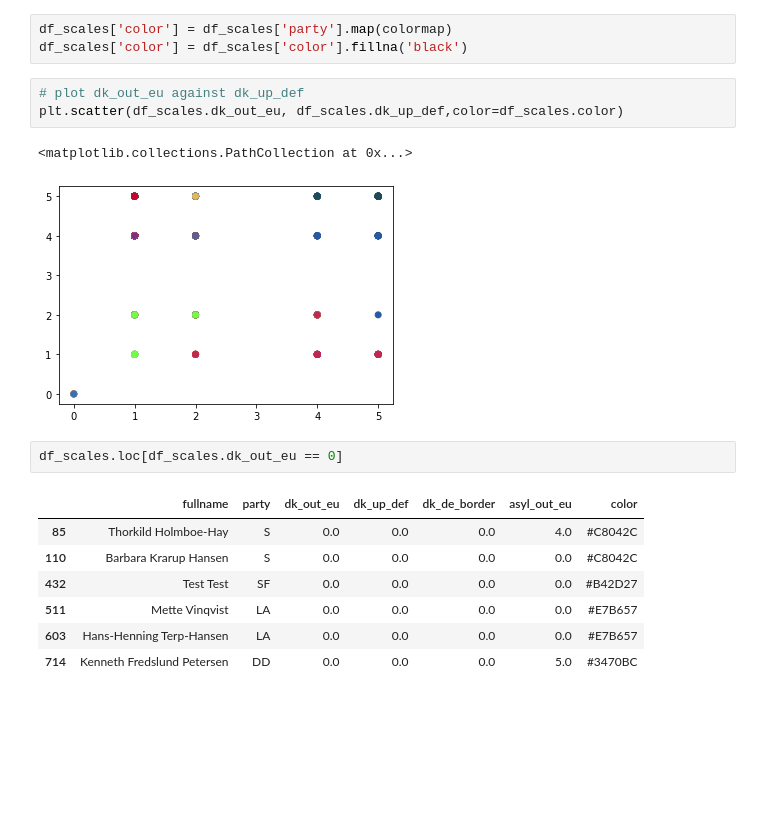
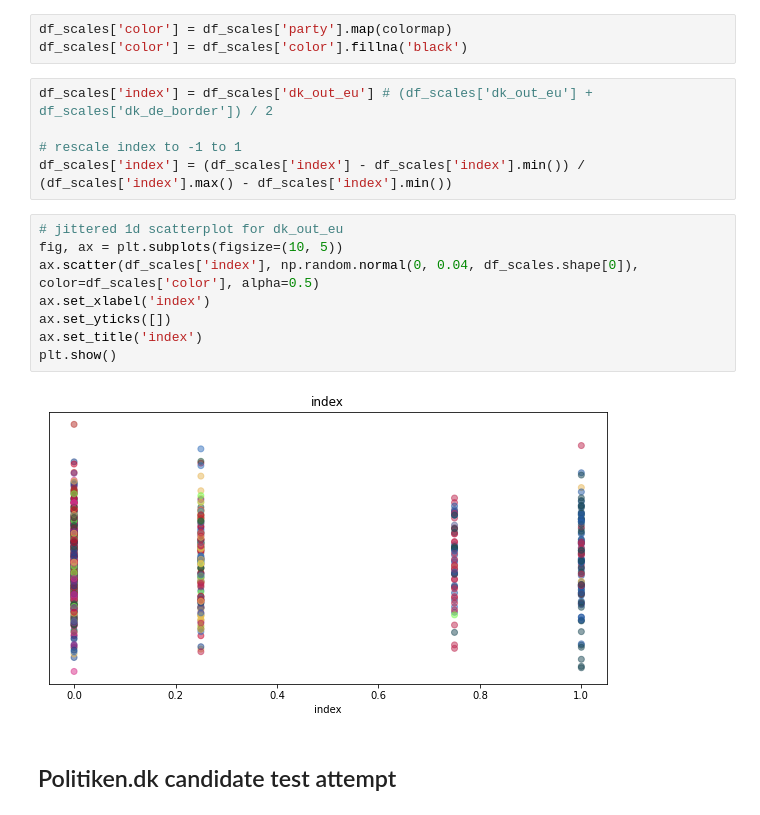
Before and after one commit to paride92/GeneralisedPoliticalScaling, a Jupyter notebook: candidate_test_validation.ipynb, the cells around one changed output. Drawn from its saved outputs; the diff is of its cells as text; blank space fills up the shorter version.

Commit message:
add politiken

```diff
--- a/candidate_test_validation.ipynb
+++ b/candidate_test_validation.ipynb
@@ -662,19 +658,20 @@ corr.style.background_gradient(cmap='coolwarm')
 # %%
 df_scales['color'] = df_scales['party'].map(colormap)
 df_scales['color'] = df_scales['color'].fillna('black')
-# %%
-# plot dk_out_eu against dk_up_def
-plt.scatter(df_scales.dk_out_eu, df_scales.dk_up_def,color=df_scales.color)
-# %% [output]
-<matplotlib.collections.PathCollection at 0x...>
-[figure, removed]
-# %%
-df_scales.loc[df_scales.dk_out_eu == 0]
-# %% [output]
-|  | fullname | party | dk_out_eu | dk_up_def | dk_de_border | asyl_out_eu | color |
-| 85 | Thorkild Holmboe-Hay | S | 0.0 | 0.0 | 0.0 | 4.0 | #C8042C |
-| 110 | Barbara Krarup Hansen | S | 0.0 | 0.0 | 0.0 | 0.0 | #C8042C |
-| 432 | Test Test | SF | 0.0 | 0.0 | 0.0 | 0.0 | #B42D27 |
-| 511 | Mette Vinqvist | LA | 0.0 | 0.0 | 0.0 | 0.0 | #E7B657 |
-| 603 | Hans-Henning Terp-Hansen | LA | 0.0 | 0.0 | 0.0 | 0.0 | #E7B657 |
-| 714 | Kenneth Fredslund Petersen | DD | 0.0 | 0.0 | 0.0 | 5.0 | #3470BC |
+# %%
+df_scales['index'] = df_scales['dk_out_eu'] # (df_scales['dk_out_eu'] + df_scales['dk_de_border']) / 2
+
+# rescale index to -1 to 1
+df_scales['index'] = (df_scales['index'] - df_scales['index'].min()) / (df_scales['index'].max() - df_scales['index'].min())
+# %%
+# jittered 1d scatterplot for dk_out_eu
+fig, ax = plt.subplots(figsize=(10, 5))
+ax.scatter(df_scales['index'], np.random.normal(0, 0.04, df_scales.shape[0]), color=df_scales['color'], alpha=0.5)
+ax.set_xlabel('index')
+ax.set_yticks([])
+ax.set_title('index')
+plt.show()
+# %% [output]
+[figure, added]
+# %% [markdown]
+## Politiken.dk candidate test attempt
```
Also changed, not shown: parts of 17 cells of this notebook.
